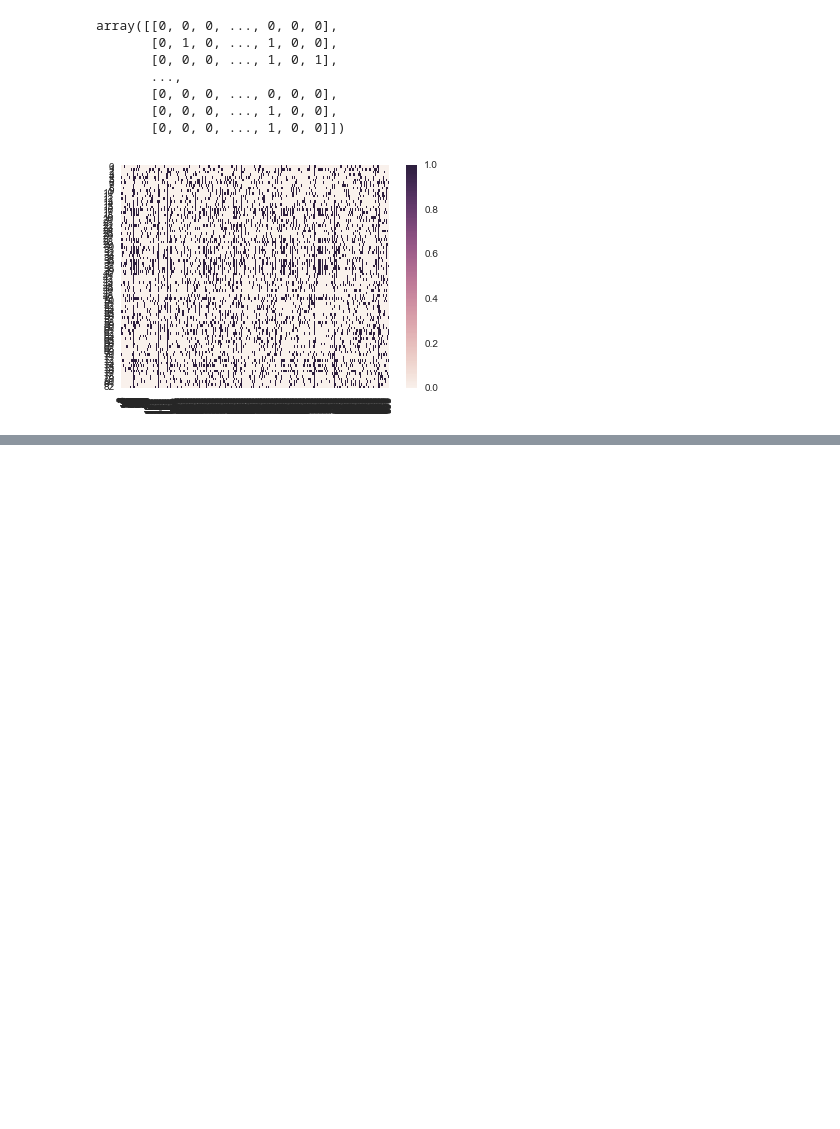
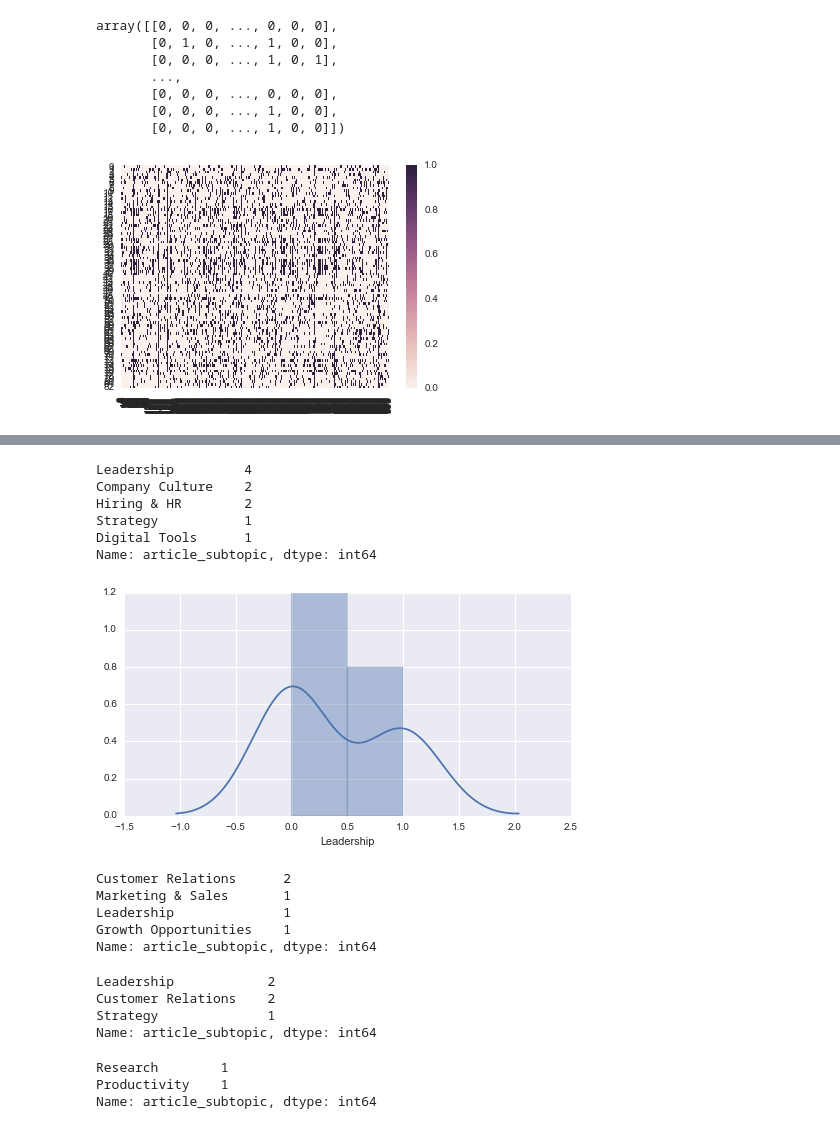
Before and after one commit to sarahedkins/ds-homework, a Jupyter notebook: final_3/3-exploratory_analysis.ipynb, the cells around one changed output, grey strips where cells are left out. Saved outputs shown, nothing was run; the diff lists cells and outputs as text; code cells hidden in the pictures; blank space fills up the shorter version.

```diff
--- a/final_3/3-exploratory_analysis.ipynb
+++ b/final_3/3-exploratory_analysis.ipynb
@@ -157,0 +205,4 @@ TypeError: object of type 'NoneType' has no len()
+# %%
+# Create dummies for categorical data article_subtopic
+subtopic_dummies = pd.get_dummies(df['article_subtopic'])
+subtopic_dummies.head()
@@ -157,0 +216,3 @@ TypeError: object of type 'NoneType' has no len()
+# %%
+df = pd.concat([df, subtopic_dummies], axis=1);
+df.head()
@@ -157,0 +251,3 @@ TypeError: object of type 'NoneType' has no len()
+# %%
+julie = df.loc[df['author_name'] == "Julie Bawden Davis"]
+julie.head()
@@ -157,0 +262,38 @@ TypeError: object of type 'NoneType' has no len()
+# %%
+julie['article_subtopic'].value_counts()
+# %% [output]
+Leadership         4
+Company Culture    2
+Hiring & HR        2
+Strategy           1
+Digital Tools      1
+Name: article_subtopic, dtype: int64
+# %%
+sns.set(rc={"figure.figsize": (8, 4)}); np.random.seed(0)
+ax = sns.distplot(julie['Leadership'])
+# %% [output]
+[figure, added]
+# %%
+rieva = df.loc[df['author_name'] == "Rieva Lesonsky"]
+rieva['article_subtopic'].value_counts()
+# %% [output]
+Customer Relations      2
+Marketing & Sales       1
+Leadership              1
+Growth Opportunities    1
+Name: article_subtopic, dtype: int64
+# %%
+mikem = df.loc[df['author_name'] == "Mike Michalowicz"]
+mikem['article_subtopic'].value_counts()
+# %% [output]
+Leadership            2
+Customer Relations    2
+Strategy              1
+Name: article_subtopic, dtype: int64
+# %%
+mikep = df.loc[df['author_name'] == "Mike Periu"]
+mikep['article_subtopic'].value_counts()
+# %% [output]
+Research        1
+Productivity    1
+Name: article_subtopic, dtype: int64
```
Also changed, not shown: parts of 20 cells of this notebook.
